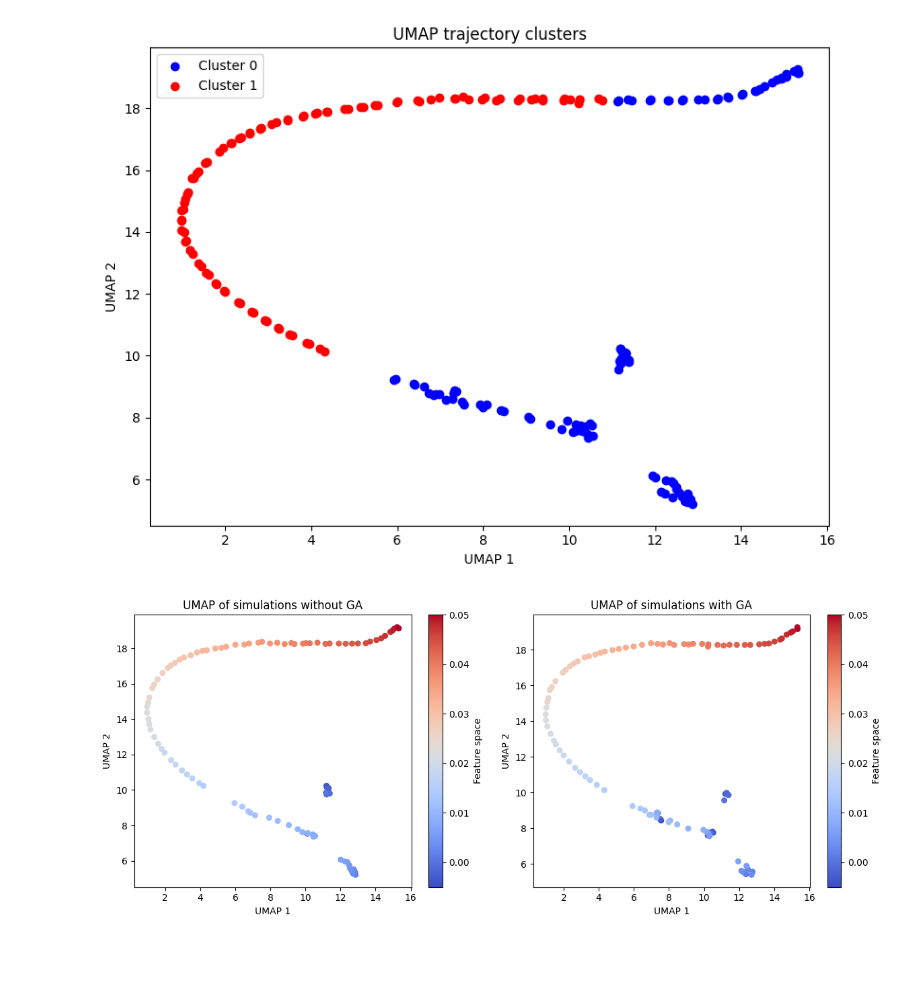
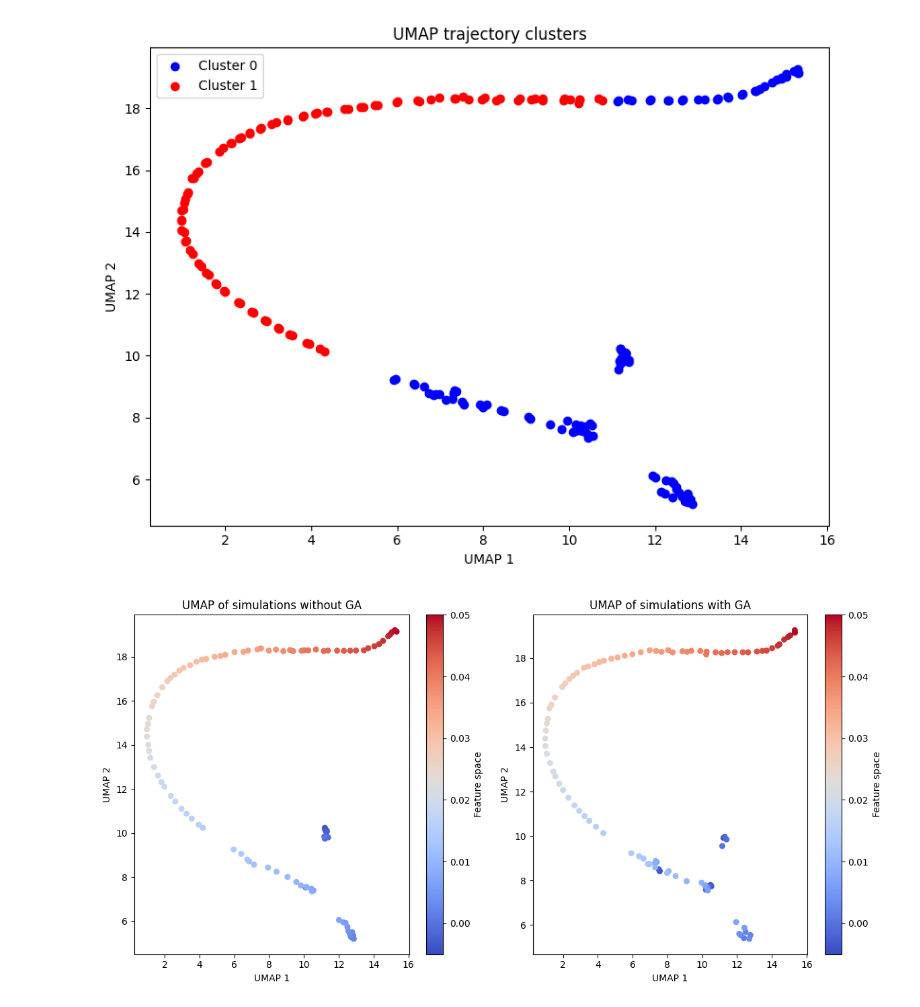
Before and after one commit to jrosgaard/KP_GA_tumor_model, a Jupyter notebook: analysis.ipynb, the cells around one changed output. Drawn from its saved outputs; the diff is of its cells as text; code cells hidden in the pictures; blank space fills up the shorter version.

```diff
--- a/analysis.ipynb
+++ b/analysis.ipynb
@@ -515,25 +521,25 @@ Cluster 0: n=104, mean amp = 1350.7709, std amp = 2509.7573, min = 0.0000, max =
 Cluster 1: n=96, mean amp = 1.7776, std amp = 2.9850, min = 0.0000, max = 15.6630
 [figure]
 # %%
-plt.figure(figsize=(12,5))
+plt.figure(figsize=(12,6))
 
 plt.subplot(1,2,1)
 sc_non = plt.scatter(embedding_non[:,0], embedding_non[:,1],
             c=features_non[:,0], cmap='coolwarm', s=30, label='Untreated')
 plt.xlabel("UMAP 1")
 plt.ylabel("UMAP 2")
 plt.title("UMAP of simulations without GA")
 plt.colorbar(sc_non, label='Feature space')
 
 plt.subplot(1,2,2)
 sc_GA = plt.scatter(embedding_GA[:,0], embedding_GA[:,1],
             c=features_GA[:,0], cmap='coolwarm', s=30, label='GA-treated')
 plt.xlabel("UMAP 1")
 plt.ylabel("UMAP 2")
 plt.title("UMAP of simulations with GA")
 plt.colorbar(sc_GA, label='Feature space')
 
 plt.tight_layout()
 plt.show()
 # %% [output]
-[figure, old version]
+[figure, new version]
```
Also changed, not shown: parts of 5 cells of this notebook.
